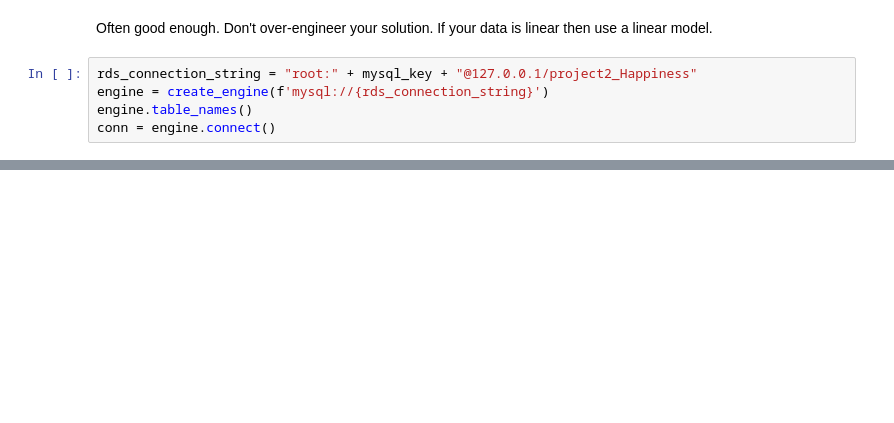
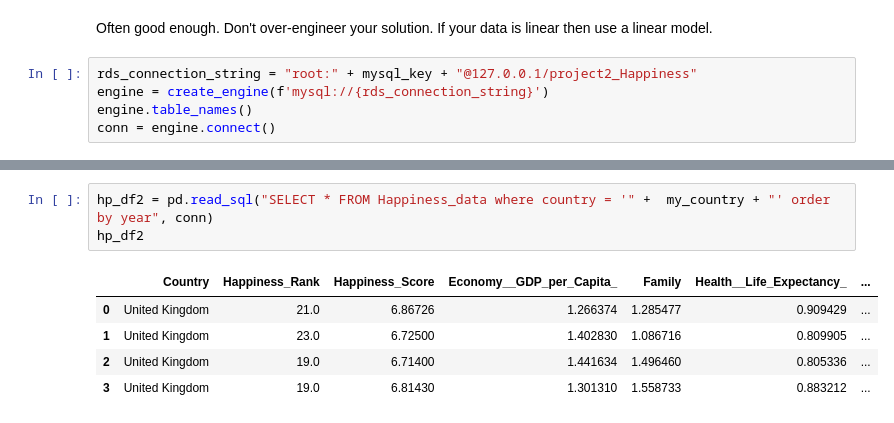
Before and after one commit to nrm94ee330/project_final, a Jupyter notebook: Final_Project_v1.ipynb, the cells around one changed output, grey strips where cells are left out. Saved outputs shown, nothing was run; the diff lists cells and outputs as text; blank space fills up the shorter version.

```diff
--- a/Final_Project_v1.ipynb
+++ b/Final_Project_v1.ipynb
@@ -187,0 +229,9 @@ plt.plot([x_min, x_max], [y_min, y_max], c='red')
+# %%
+hp_df2 = pd.read_sql("SELECT * FROM Happiness_data where country = '" +  my_country + "' order by year", conn)
+hp_df2
+# %% [output]
+|  | Country | Happiness_Rank | Happiness_Score | Economy__GDP_per_Capita_ | Family | Health__Life_Expectancy_ | ... |
+| 0 | United Kingdom | 21.0 | 6.86726 | 1.266374 | 1.285477 | 0.909429 | ... |
+| 1 | United Kingdom | 23.0 | 6.72500 | 1.402830 | 1.086716 | 0.809905 | ... |
+| 2 | United Kingdom | 19.0 | 6.71400 | 1.441634 | 1.496460 | 0.805336 | ... |
+| 3 | United Kingdom | 19.0 | 6.81430 | 1.301310 | 1.558733 | 0.883212 | ... |
```
Also changed, not shown: parts of 31 cells of this notebook.
